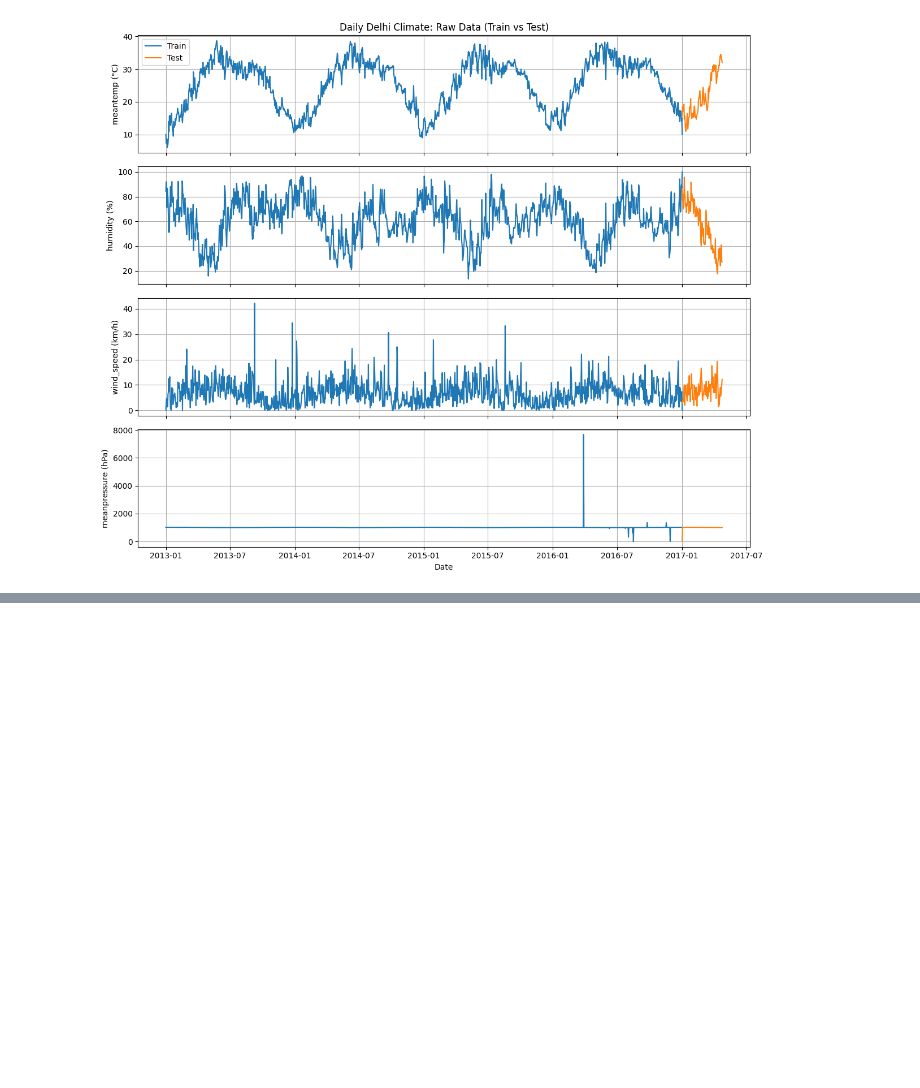
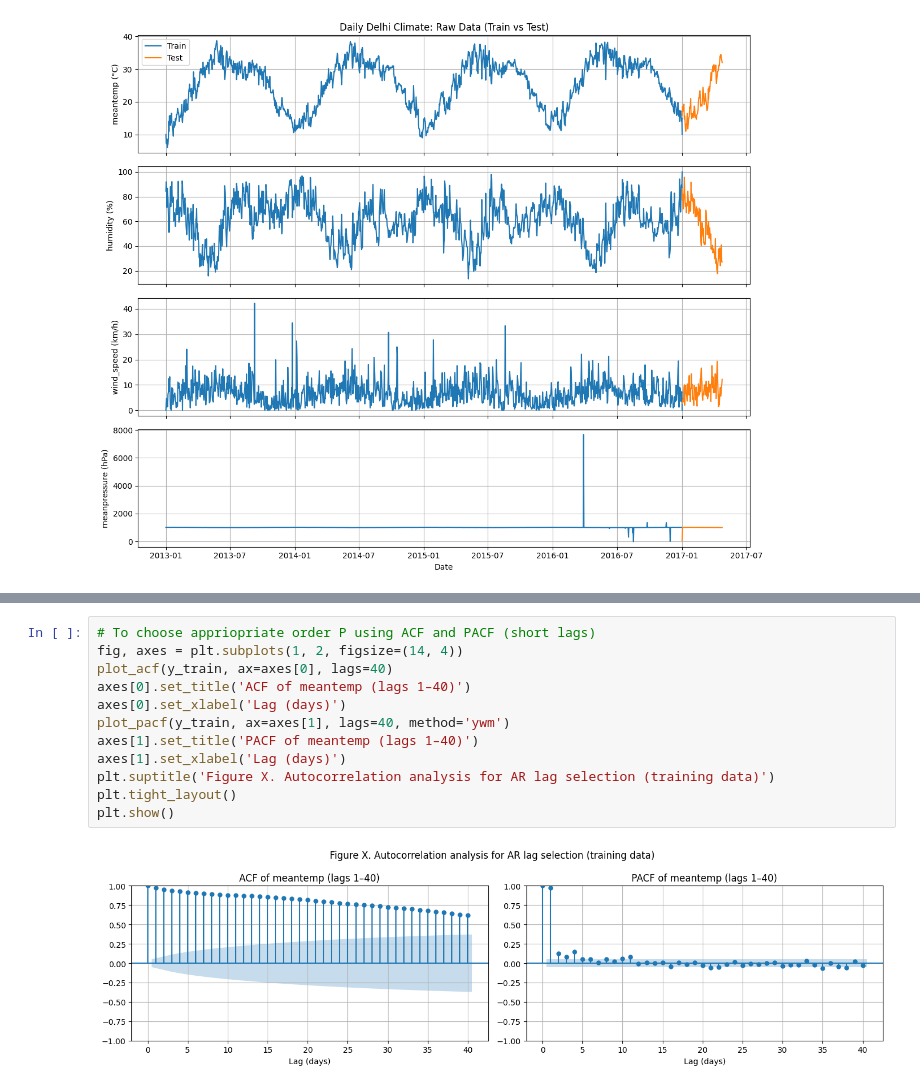
Before and after one commit to JoshuaOhYQ/Graded_Lab_3_Sequential_Data_Prediction, a Jupyter notebook: sequential-data-prediction.ipynb, the cells around one changed output, grey strips where cells are left out. Saved outputs shown, nothing was run; the diff lists cells and outputs as text; blank space fills up the shorter version.

```diff
--- a/sequential-data-prediction.ipynb
+++ b/sequential-data-prediction.ipynb
@@ -352,0 +477,14 @@ display(train_df.describe().round(2))
+# %%
+# To choose appriopriate order P using ACF and PACF (short lags)
+fig, axes = plt.subplots(1, 2, figsize=(14, 4))
+plot_acf(y_train, ax=axes[0], lags=40)
+axes[0].set_title('ACF of meantemp (lags 1–40)')
+axes[0].set_xlabel('Lag (days)')
+plot_pacf(y_train, ax=axes[1], lags=40, method='ywm')
+axes[1].set_title('PACF of meantemp (lags 1–40)')
+axes[1].set_xlabel('Lag (days)')
+plt.suptitle('Figure X. Autocorrelation analysis for AR lag selection (training data)')
+plt.tight_layout()
+plt.show()
+# %% [output]
+[figure, added]
```
Also changed, not shown: parts of 31 cells of this notebook.
